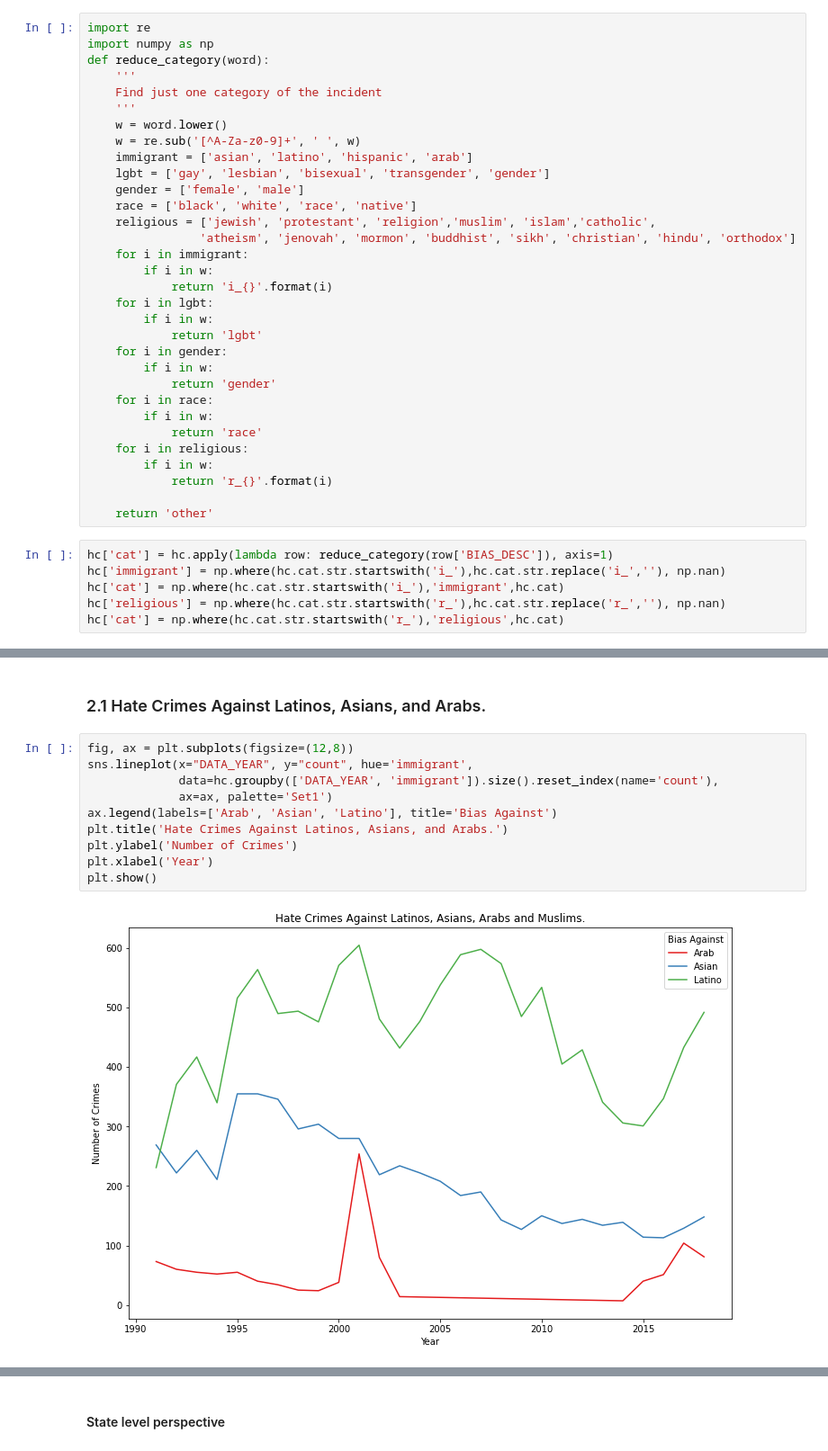
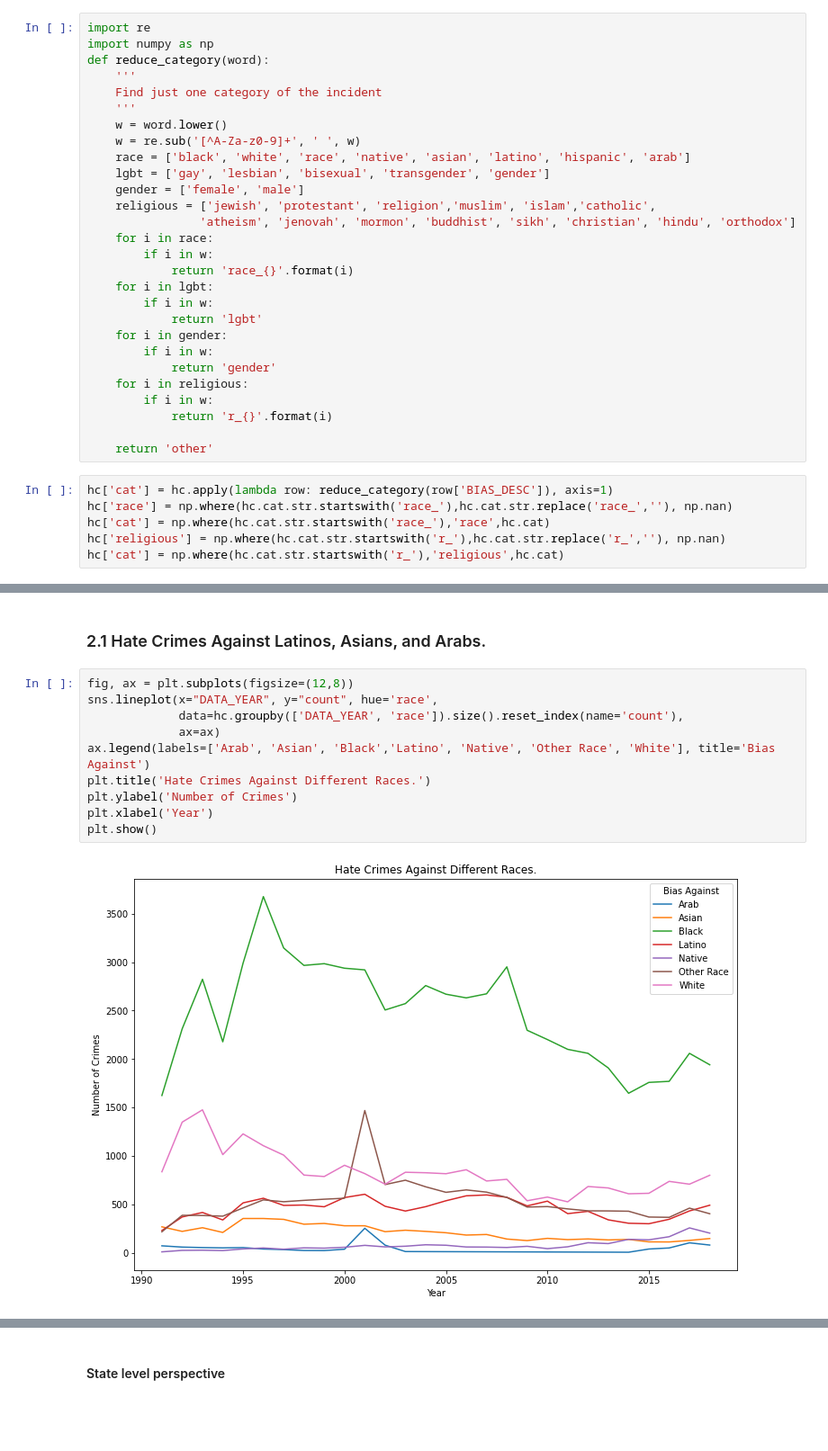
Before and after one commit to jramtos/hate_groups, a Jupyter notebook: analysis_hate_data.ipynb, the cells around one changed output, grey strips where cells are left out. Shown at 90% size. Drawn from its saved outputs; the diff is of its cells as text; blank space fills up the shorter version.

Commit message:
updated data report

```diff
--- a/analysis_hate_groups.ipynb
+++ b/analysis_hate_data.ipynb
@@ -149,24 +151,20 @@ def reduce_category(word):
     '''
     w = word.lower()
     w = re.sub('[^A-Za-z0-9]+', ' ', w)
-    immigrant = ['asian', 'latino', 'hispanic', 'arab']
+    race = ['black', 'white', 'race', 'native', 'asian', 'latino', 'hispanic', 'arab']
     lgbt = ['gay', 'lesbian', 'bisexual', 'transgender', 'gender']
     gender = ['female', 'male']
-    race = ['black', 'white', 'race', 'native']
     religious = ['jewish', 'protestant', 'religion','muslim', 'islam','catholic',
                 'atheism', 'jenovah', 'mormon', 'buddhist', 'sikh', 'christian', 'hindu', 'orthodox']
-    for i in immigrant:
+    for i in race:
         if i in w:
-            return 'i_{}'.format(i)
+            return 'race_{}'.format(i)
     for i in lgbt:
         if i in w:
             return 'lgbt'
     for i in gender:
         if i in w:
             return 'gender'
-    for i in race:
-        if i in w:
-            return 'race'
     for i in religious:
         if i in w:
             return 'r_{}'.format(i)
@@ -174,8 +172,8 @@ def reduce_category(word):
     return 'other'
 # %%
 hc['cat'] = hc.apply(lambda row: reduce_category(row['BIAS_DESC']), axis=1)
-hc['immigrant'] = np.where(hc.cat.str.startswith('i_'),hc.cat.str.replace('i_',''), np.nan)
-hc['cat'] = np.where(hc.cat.str.startswith('i_'),'immigrant',hc.cat)
+hc['race'] = np.where(hc.cat.str.startswith('race_'),hc.cat.str.replace('race_',''), np.nan)
+hc['cat'] = np.where(hc.cat.str.startswith('race_'),'race',hc.cat)
 hc['religious'] = np.where(hc.cat.str.startswith('r_'),hc.cat.str.replace('r_',''), np.nan)
 hc['cat'] = np.where(hc.cat.str.startswith('r_'),'religious',hc.cat)
 # %%
@@ -196,13 +194,13 @@ As shown in the graph, since 1990, anti-race bias has been the leading motivatio
 ### 2.1 Hate Crimes Against Latinos, Asians, and Arabs.
 # %%
 fig, ax = plt.subplots(figsize=(12,8))
-sns.lineplot(x="DATA_YEAR", y="count", hue='immigrant',
-             data=hc.groupby(['DATA_YEAR', 'immigrant']).size().reset_index(name='count'),
-             ax=ax, palette='Set1')
-ax.legend(labels=['Arab', 'Asian', 'Latino'], title='Bias Against')
-plt.title('Hate Crimes Against Latinos, Asians, and Arabs.')
+sns.lineplot(x="DATA_YEAR", y="count", hue='race',
+             data=hc.groupby(['DATA_YEAR', 'race']).size().reset_index(name='count'),
+             ax=ax)
+ax.legend(labels=['Arab', 'Asian', 'Black','Latino', 'Native', 'Other Race', 'White'], title='Bias Against')
+plt.title('Hate Crimes Against Different Races.')
 plt.ylabel('Number of Crimes')
 plt.xlabel('Year')
 plt.show()
 # %% [output]
-[figure, old version]
+[figure, new version]
```
Also changed, not shown: parts of 9 cells of this notebook.
